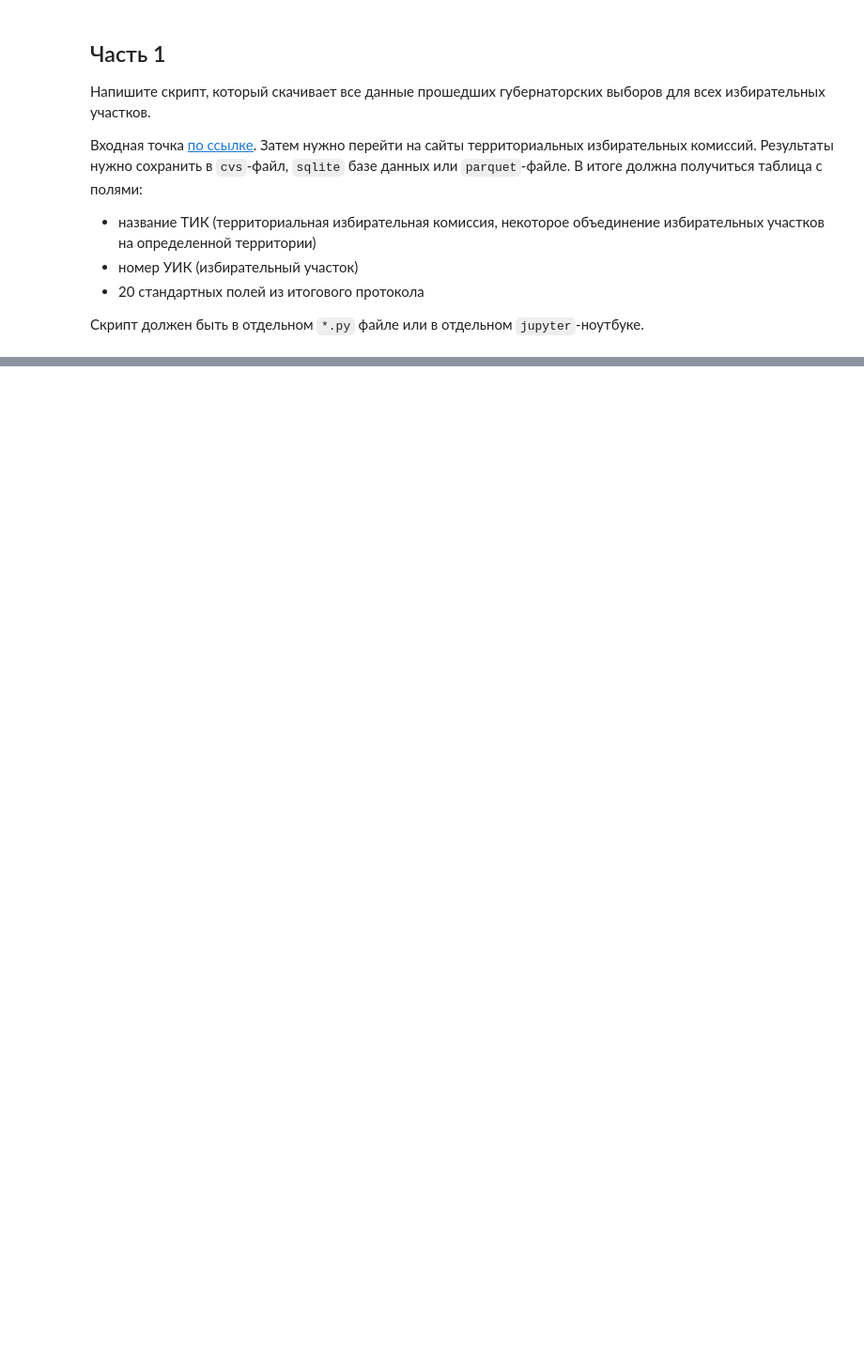
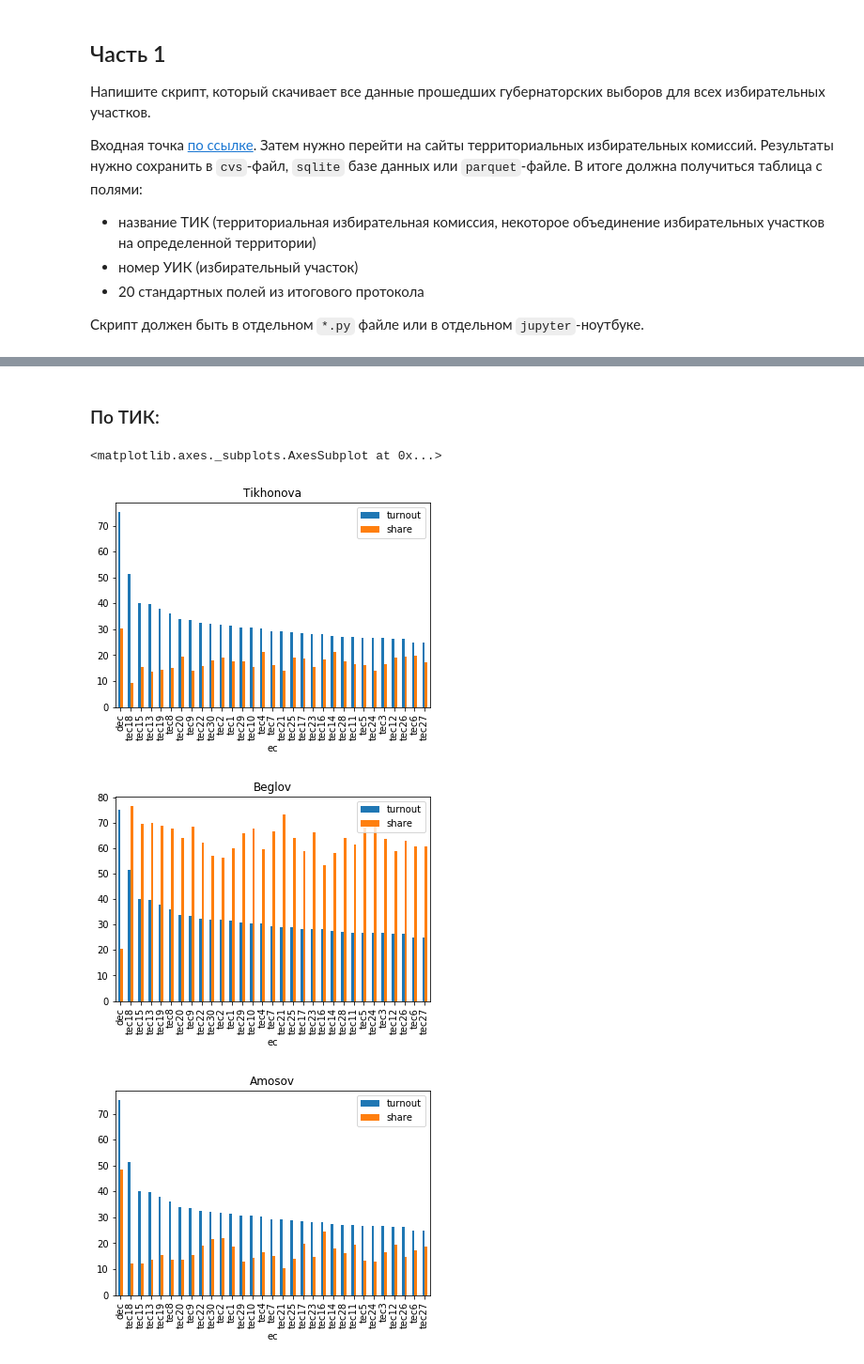
Before and after one commit to shumoff/document_clusterisation, a Jupyter notebook: tasks/Task_4.ipynb, the cells around one changed output, grey strips where cells are left out. Shown: that part at 94% size. Cells and saved outputs as stored; diff of their text form; code cells hidden in the pictures; blank space fills up the shorter version.

```diff
--- a/tasks/Task_4.ipynb
+++ b/tasks/Task_4.ipynb
@@ -19,0 +29,6 @@
+# %%
+sum_df = df.groupby('ec').sum(numeric_only=True)
+turnout_series = ((sum_df['local_ballots'] + sum_df['distant_ballots']) /
+                  sum_df['total_voters'] * 100).sort_values(ascending=False)
+
+turnout_series
@@ -19,0 +145,17 @@
+# %% [markdown]
+### По ТИК:
+# %%
+sum_df = df.groupby('ec').sum(numeric_only=True)
+plot_df = pd.DataFrame()
+plot_df['turnout'] = turnout_series
+plot_df['share'] = sum_df['tikhonova'] / (sum_df['valid_ballots'] + sum_df['spoiled_ballots']) * 100
+plot_df.plot(kind='bar', title='Tikhonova')
+plot_df['share'] = sum_df['beglov'] / (sum_df['valid_ballots'] + sum_df['spoiled_ballots']) * 100
+plot_df.plot(kind='bar', title='Beglov')
+plot_df['share'] = sum_df['amosov'] / (sum_df['valid_ballots'] + sum_df['spoiled_ballots']) * 100
+plot_df.plot(kind='bar', title='Amosov')
+# %% [output]
+<matplotlib.axes._subplots.AxesSubplot at 0x...>
+[figure, added]
+[figure, added]
+[figure, added]
```
Also changed, not shown: parts of 16 cells of this notebook, 4 other files.
